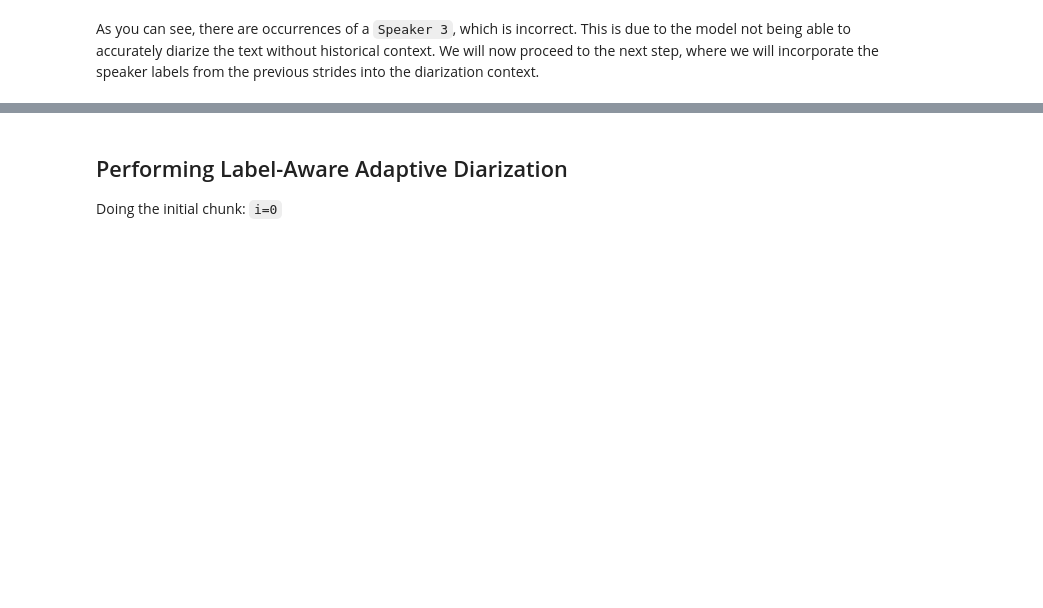
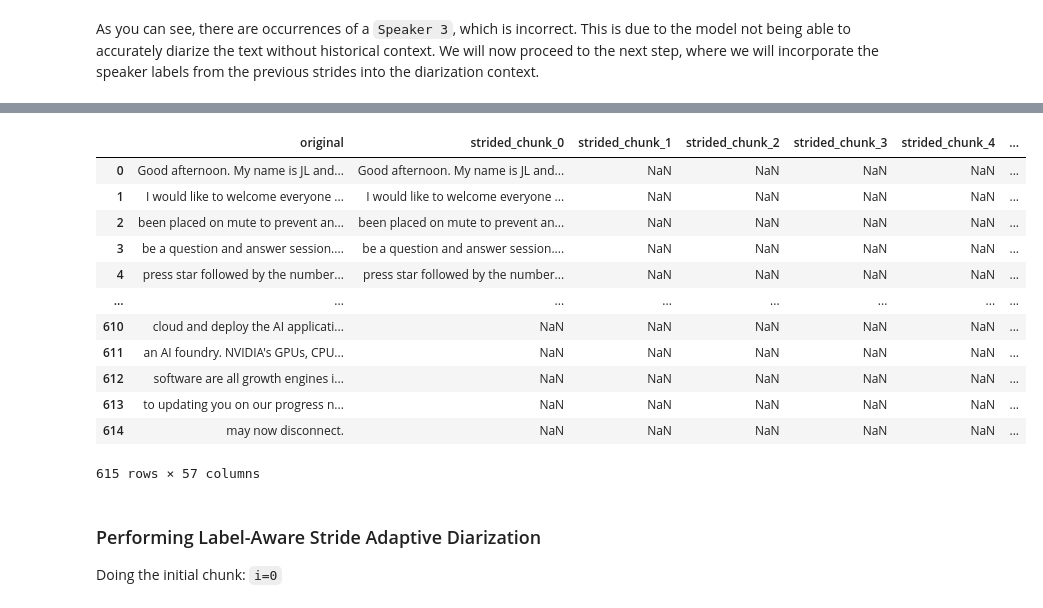
Before and after one commit to amidstdebug/minutes-maker, a Jupyter notebook: meeting_minutes_cuda.ipynb, the cells around one changed output, grey strips where cells are left out. Drawn from its saved outputs; the diff is of its cells as text; code cells hidden in the pictures; blank space fills up the shorter version.

```diff
--- a/meeting_minutes_cuda.ipynb
+++ b/meeting_minutes_cuda.ipynb
@@ -937,4 +948,27 @@ combined_df
+# %%
+a = combined_df
+a
+# # Replace 'nan' strings with actual NaN values
+# a.replace('nan', np.nan, inplace=True)
+#
+# # Drop rows with any NaN values
+# df_cleaned = a.dropna()
+# df_cleaned
+# %% [output]
+|  | original | strided_chunk_0 | strided_chunk_1 | strided_chunk_2 | strided_chunk_3 | strided_chunk_4 | ... |
+| 0 | Good afternoon. My name is JL and... | Good afternoon. My name is JL and... | NaN | NaN | NaN | NaN | ... |
+| 1 | I would like to welcome everyone ... | I would like to welcome everyone ... | NaN | NaN | NaN | NaN | ... |
+| 2 | been placed on mute to prevent an... | been placed on mute to prevent an... | NaN | NaN | NaN | NaN | ... |
+| 3 | be a question and answer session.... | be a question and answer session.... | NaN | NaN | NaN | NaN | ... |
+| 4 | press star followed by the number... | press star followed by the number... | NaN | NaN | NaN | NaN | ... |
+| ... | ... | ... | ... | ... | ... | ... | ... |
+| 610 | cloud and deploy the AI applicati... | NaN | NaN | NaN | NaN | NaN | ... |
+| 611 | an AI foundry. NVIDIA's GPUs, CPU... | NaN | NaN | NaN | NaN | NaN | ... |
+| 612 | software are all growth engines i... | NaN | NaN | NaN | NaN | NaN | ... |
+| 613 | to updating you on our progress n... | NaN | NaN | NaN | NaN | NaN | ... |
+| 614 | may now disconnect. | NaN | NaN | NaN | NaN | NaN | ... |
+615 rows × 57 columns
 # %% [markdown]
-## Performing Label-Aware Adaptive Diarization
+### Performing Label-Aware Stride Adaptive Diarization
 Doing the initial chunk: `i=0`
 # %%
```
Also changed, not shown: parts of 18 cells of this notebook, 4 other files.
